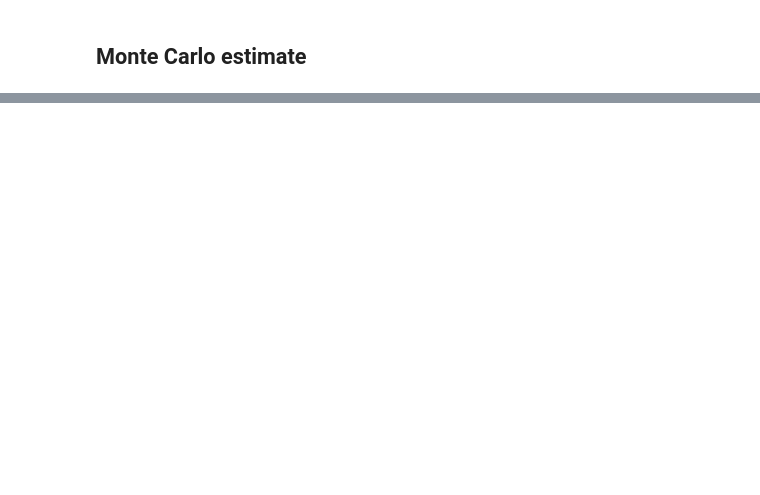
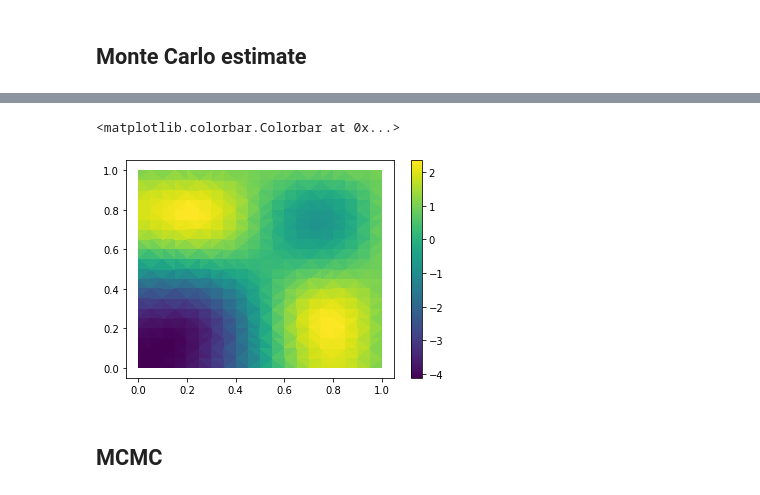
Before and after one commit to jp2011/stat-fem, a Jupyter notebook: notebooks/LHS Uncertainty.ipynb, the cells around one changed output, grey strips where cells are left out. Cells and saved outputs as stored; diff of their text form; code cells hidden in the pictures; blank space fills up the shorter version.

```diff
--- a/notebooks/LHS Uncertainty.ipynb
+++ b/notebooks/LHS Uncertainty.ipynb
@@ -102,0 +127,10 @@ plt.plot(cum_mean_norm)
+# %%
+plt.tripcolor(mesh.coordinates.vector().dat.data[:, 0],
+              mesh.coordinates.vector().dat.data[:, 1],
+              mc_cum_mean[-1])
+plt.colorbar()
+# %% [output]
+<matplotlib.colorbar.Colorbar at 0x...>
+[figure, added]
+# %% [markdown]
+## MCMC
```
Also changed, not shown: parts of 26 cells of this notebook, 1 other file.
